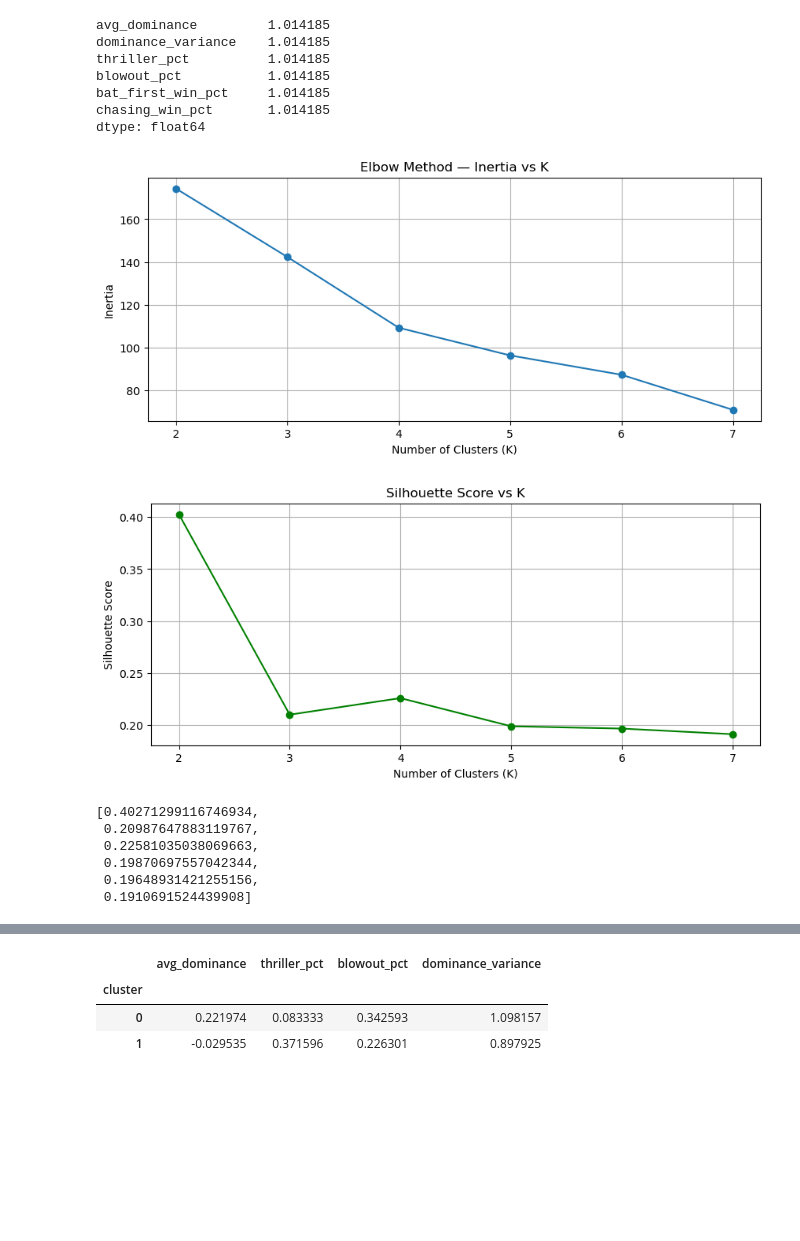
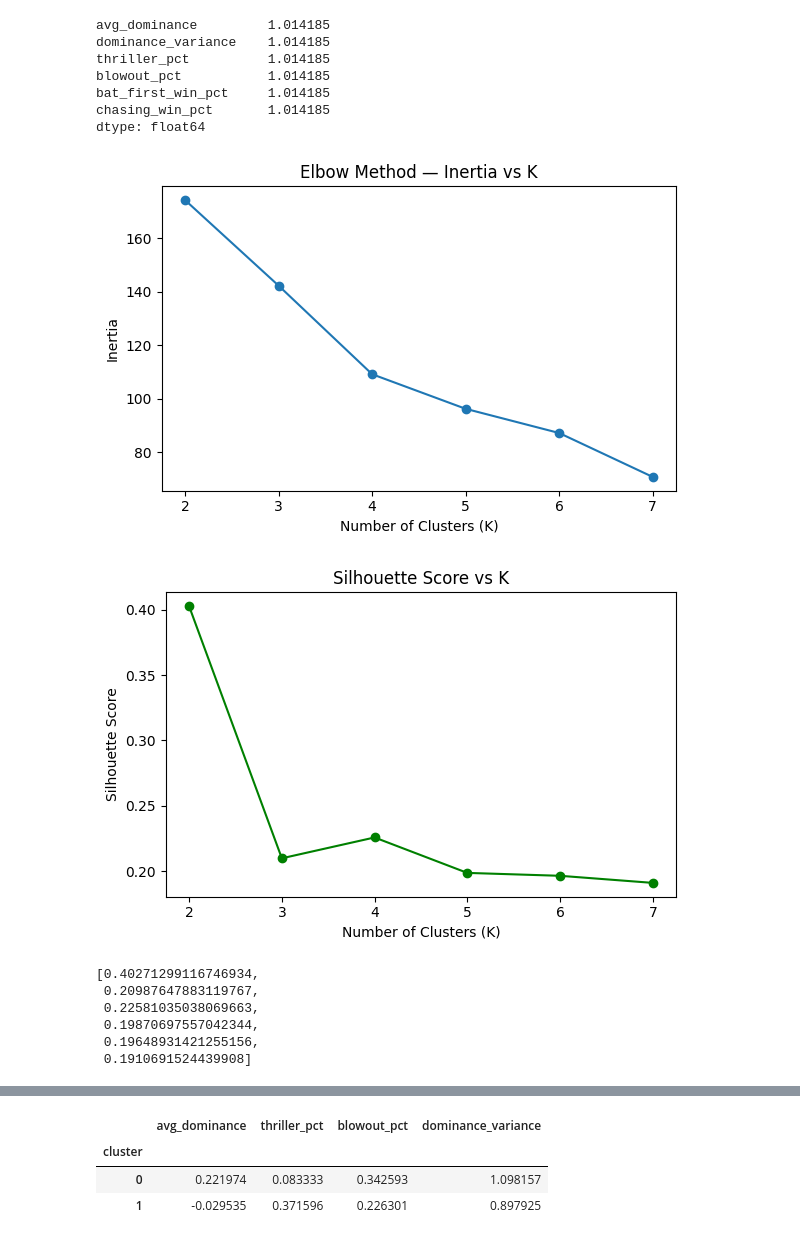
Before and after one commit to kannanvellayan04-spec/ipl-venue-app, a Jupyter notebook: webscraptry1.ipynb, the cells around one changed output, grey strips where cells are left out. Saved outputs shown, nothing was run; the diff lists cells and outputs as text; code cells hidden in the pictures; blank space fills up the shorter version.

```diff
--- a/webscraptry1.ipynb
+++ b/webscraptry1.ipynb
@@ -520,39 +517,41 @@ inertias = []
 sil_scores = []
 K_range = range(2, 8)   # typically 2–6 clusters is sensible
 
 for k in K_range:
     kmeans = KMeans(n_clusters=k, random_state=42)
     kmeans.fit(scaled_df)
 
     inertias.append(kmeans.inertia_)
 
     # compute silhouette score
     labels = kmeans.labels_
     sil = silhouette_score(scaled_df, labels)
     sil_scores.append(sil)
 
 # Plot inertia (Elbow plot)
-plt.figure(figsize=(10,4))
+plt.figure(figsize=(6,4))
 plt.plot(K_range, inertias, marker='o')
 plt.title("Elbow Method — Inertia vs K")
 plt.xlabel("Number of Clusters (K)")
 plt.ylabel("Inertia")
-plt.grid(True)
+plt.tight_layout()
+plt.savefig("Figure2_Elbow.png", dpi=600, bbox_inches="tight")
 plt.show()
 
 # Plot silhouette scores
-plt.figure(figsize=(10,4))
+plt.figure(figsize=(6,4))
 plt.plot(K_range, sil_scores, marker='o', color='green')
 plt.title("Silhouette Score vs K")
 plt.xlabel("Number of Clusters (K)")
 plt.ylabel("Silhouette Score")
-plt.grid(True)
+plt.tight_layout()
+plt.savefig("Figure3_Silhouette.png", dpi=600, bbox_inches="tight")
 plt.show()
 
 sil_scores
 # %% [output]
-[figure, old version]
+[figure, new version]
-[figure, old version]
+[figure, new version]
 [0.40271299116746934,
  0.20987647883119767,
  0.22581035038069663,
```
Also changed, not shown: parts of 163 cells of this notebook, 18 other files.
